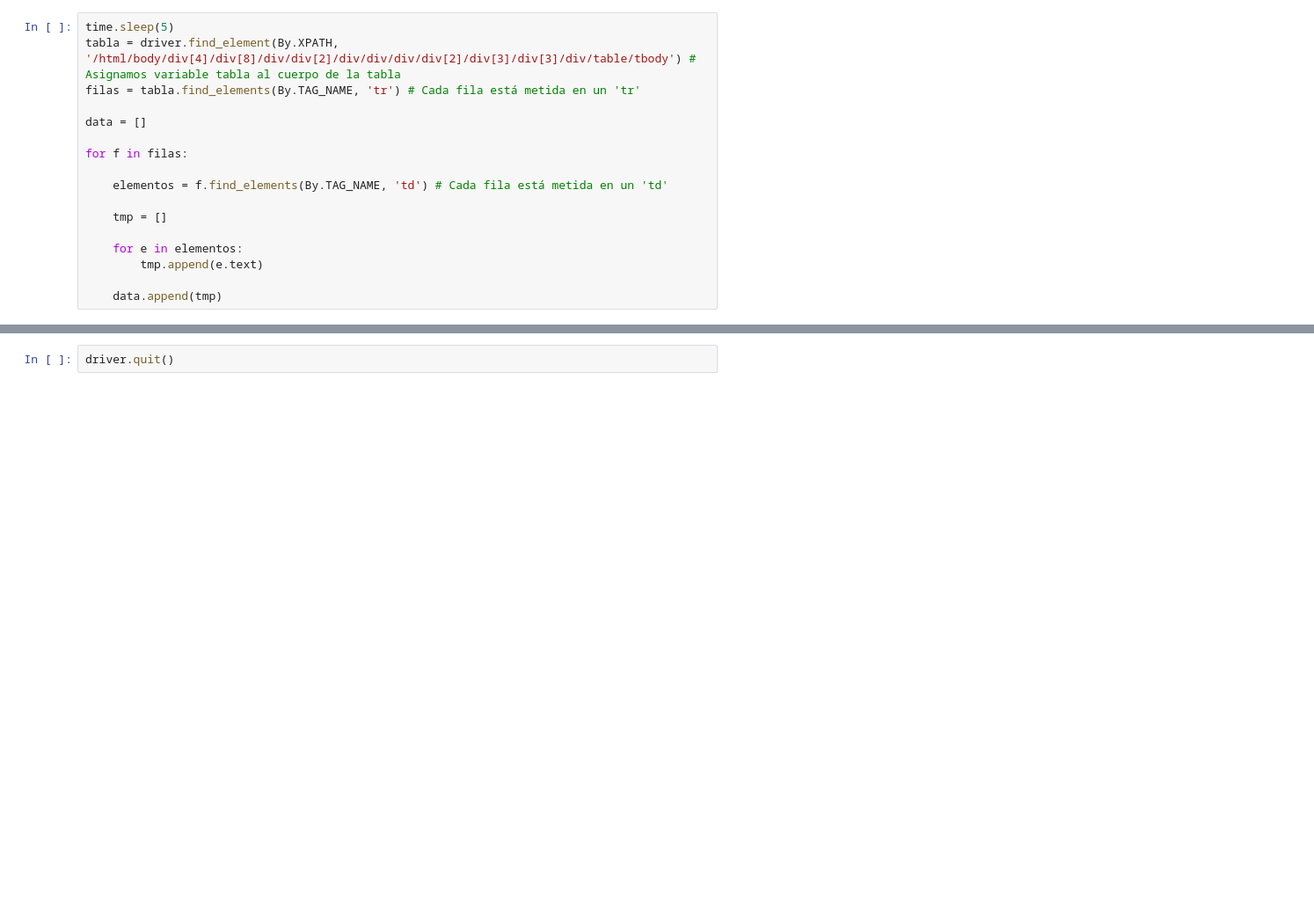
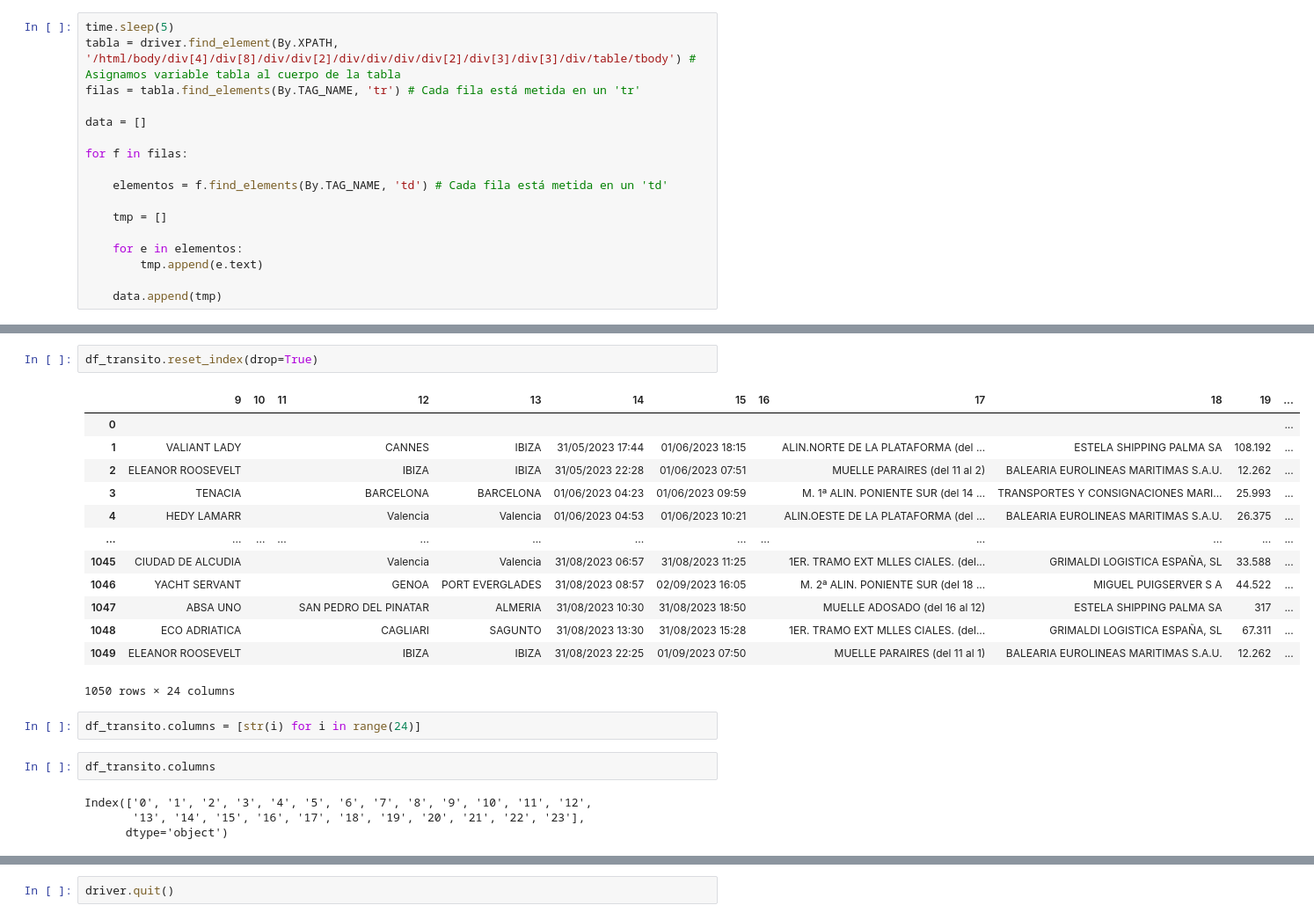
Before and after one commit to Jacobomb/ETL_Project_BalearicTransit, a Jupyter notebook: notebooks/1.TransitScrapper.ipynb, the cells around one changed output, grey strips where cells are left out. Shown: that part at 88% size. Saved outputs shown, nothing was run; the diff lists cells and outputs as text; blank space fills up the shorter version.

```diff
--- a/notebooks/1.TransitScrapper.ipynb
+++ b/notebooks/1.TransitScrapper.ipynb
@@ -107,0 +200,24 @@ df_transito
+# %%
+df_transito.reset_index(drop=True)
+# %% [output]
+|  | 9 | 10 | 11 | 12 | 13 | 14 | 15 | 16 | 17 | 18 | 19 | ... |
+| 0 |  |  |  |  |  |  |  |  |  |  |  | ... |
+| 1 | VALIANT LADY |  |  | CANNES | IBIZA | 31/05/2023 17:44 | 01/06/2023 18:15 |  | ALIN.NORTE DE LA PLATAFORMA (del ... | ESTELA SHIPPING PALMA SA | 108.192 | ... |
+| 2 | ELEANOR ROOSEVELT |  |  | IBIZA | IBIZA | 31/05/2023 22:28 | 01/06/2023 07:51 |  | MUELLE PARAIRES (del 11 al 2) | BALEARIA EUROLINEAS MARITIMAS S.A.U. | 12.262 | ... |
+| 3 | TENACIA |  |  | BARCELONA | BARCELONA | 01/06/2023 04:23 | 01/06/2023 09:59 |  | M. 1ª ALIN. PONIENTE SUR (del 14 ... | TRANSPORTES Y CONSIGNACIONES MARI... | 25.993 | ... |
+| 4 | HEDY LAMARR |  |  | Valencia | Valencia | 01/06/2023 04:53 | 01/06/2023 10:21 |  | ALIN.OESTE DE LA PLATAFORMA (del ... | BALEARIA EUROLINEAS MARITIMAS S.A.U. | 26.375 | ... |
+| ... | ... | ... | ... | ... | ... | ... | ... | ... | ... | ... | ... | ... |
+| 1045 | CIUDAD DE ALCUDIA |  |  | Valencia | Valencia | 31/08/2023 06:57 | 31/08/2023 11:25 |  | 1ER. TRAMO EXT MLLES CIALES. (del... | GRIMALDI LOGISTICA ESPAÑA, SL | 33.588 | ... |
+| 1046 | YACHT SERVANT |  |  | GENOA | PORT EVERGLADES | 31/08/2023 08:57 | 02/09/2023 16:05 |  | M. 2ª ALIN. PONIENTE SUR (del 18 ... | MIGUEL PUIGSERVER S A | 44.522 | ... |
+| 1047 | ABSA UNO |  |  | SAN PEDRO DEL PINATAR | ALMERIA | 31/08/2023 10:30 | 31/08/2023 18:50 |  | MUELLE ADOSADO (del 16 al 12) | ESTELA SHIPPING PALMA SA | 317 | ... |
+| 1048 | ECO ADRIATICA |  |  | CAGLIARI | SAGUNTO | 31/08/2023 13:30 | 31/08/2023 15:28 |  | 1ER. TRAMO EXT MLLES CIALES. (del... | GRIMALDI LOGISTICA ESPAÑA, SL | 67.311 | ... |
+| 1049 | ELEANOR ROOSEVELT |  |  | IBIZA | IBIZA | 31/08/2023 22:25 | 01/09/2023 07:50 |  | MUELLE PARAIRES (del 11 al 1) | BALEARIA EUROLINEAS MARITIMAS S.A.U. | 12.262 | ... |
+1050 rows × 24 columns
+# %%
+df_transito.columns = [str(i) for i in range(24)]
+# %%
+df_transito.columns
+# %% [output]
+Index(['0', '1', '2', '3', '4', '5', '6', '7', '8', '9', '10', '11', '12',
+       '13', '14', '15', '16', '17', '18', '19', '20', '21', '22', '23'],
+      dtype='object')
```
Also changed, not shown: parts of 28 cells of this notebook, 1 other file.
